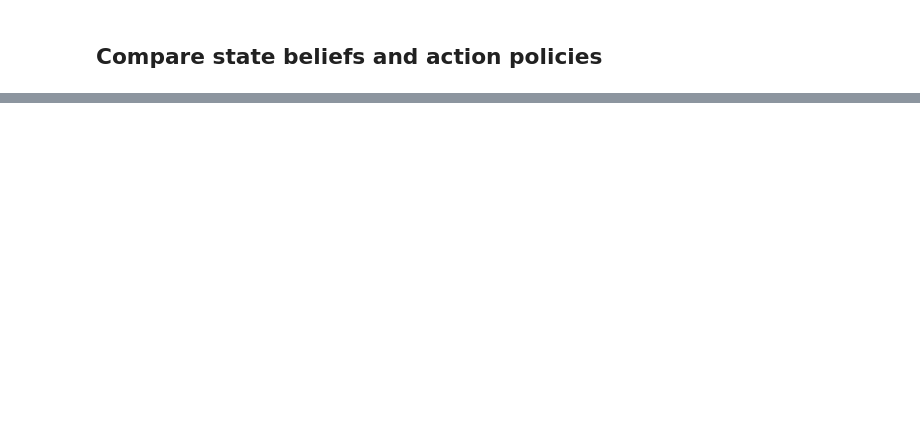
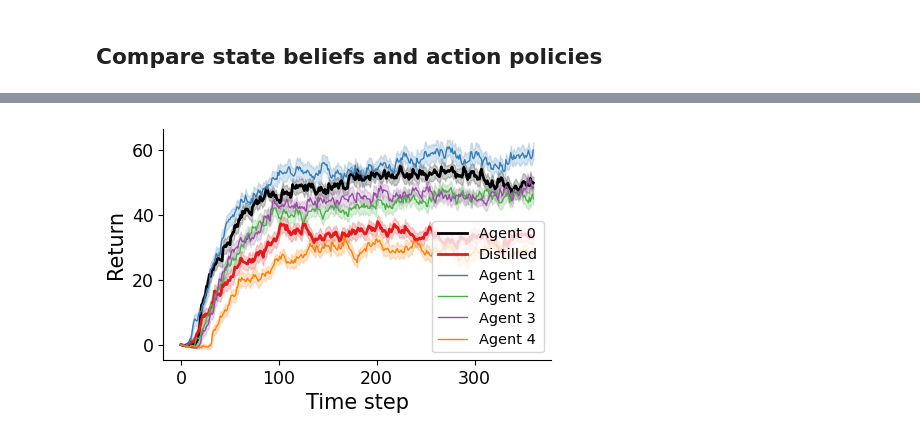
Before and after one commit to XaqLab/hex-arena, a Jupyter notebook: distilled-agent.ipynb, the cells around one changed output, grey strips where cells are left out. Drawn from its saved outputs; the diff is of its cells as text; code cells hidden in the pictures; blank space fills up the shorter version.

```diff
--- a/distilled-agent.ipynb
+++ b/distilled-agent.ipynb
@@ -155,0 +159,46 @@ plt.show()
+# %%
+env = t_agent.model.env
+gamma = config.task.gamma
+
+num_episodes = 32
+max_steps = 360
+
+return_mean, return_std = {}, {}
+for i in range(-1, num_agents):
+    if i<0:
+        _agent = t_agent
+    else:
+        _agent = c_agents[i]
+
+    with torch.no_grad():
+        episodes = _agent.run_episodes(num_episodes=num_episodes, max_steps=max_steps, env=env)
+    returns = []
+    for episode in episodes:
+        returns.append([t_agent._return(gamma, episode.rewards[:t]) for t in range(episode.num_steps+1)])
+    returns = np.stack(returns)
+    return_mean[i] = np.mean(returns, axis=0)
+    return_std[i] = np.std(returns, axis=0)
+# %%
+_, ax = plt.subplots(figsize=(5, 3))
+h_lines = []
+for i in range(-1, num_agents):
+    if i<0:
+        color = 'black'
+    else:
+        color = colors[i]
+
+    v_mean = return_mean[i]
+    v_sem = return_std[i]/num_episodes**0.5
+    h_line, = ax.plot(np.arange(max_steps+1), v_mean, color=color, linewidth=2 if i<1 else 1)
+    h_lines.append(h_line)
+    ax.fill_between(
+        np.arange(max_steps+1), v_mean-v_sem, v_mean+v_sem,
+        color=color, alpha=0.2,
+    )
+ax.set_xlabel('Time step')
+ax.set_ylabel('Return')
+ax.legend(h_lines, [f'Agent {idx}', 'Distilled']+[f'Agent {i}' for i in range(num_agents) if i!=idx], fontsize='x-small')
+
+plt.show()
+# %% [output]
+[figure, added]
```
Also changed, not shown: parts of 4 cells of this notebook.
